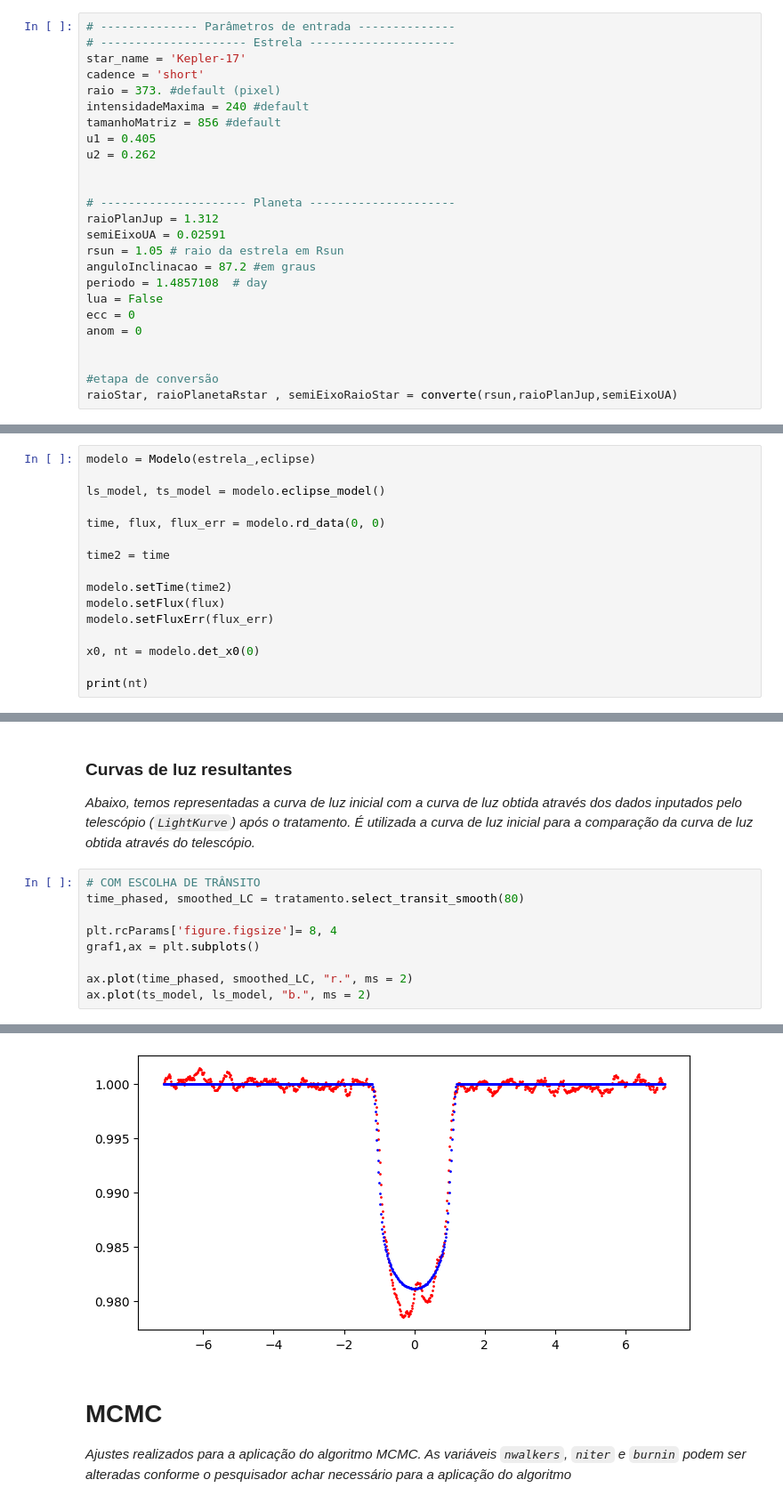
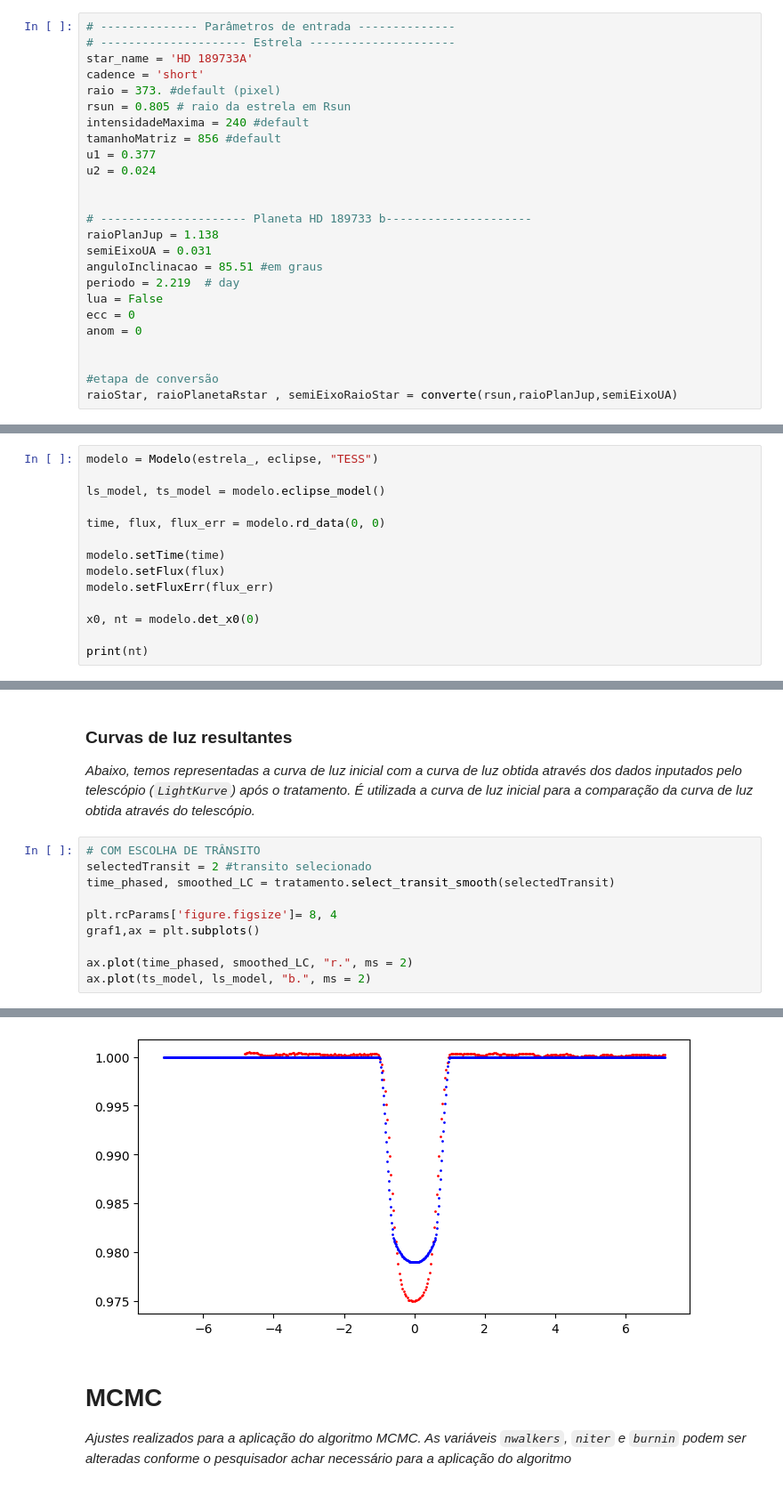
Before and after one commit to Transit-Model-CRAAM/pipelineMCMC, a Jupyter notebook: Eclipse/main.ipynb, the cells around one changed output, grey strips where cells are left out. Shown at 89% size. Cells and saved outputs as stored; diff of their text form.

Commit message:
feat: adicionar alteracoes para estrela HD189733A

````diff
--- a/Eclipse/main.ipynb
+++ b/Eclipse/main.ipynb
@@ -21,21 +21,21 @@ Os parâmetros de criação da estrela e eclipse, juntamente com a(s) lua(s) est
 # %%
 # -------------- Parâmetros de entrada --------------
 # --------------------- Estrela ---------------------
-star_name = 'Kepler-17'
+star_name = 'HD 189733A'
 cadence = 'short'
 raio = 373. #default (pixel)
+rsun = 0.805 # raio da estrela em Rsun
 intensidadeMaxima = 240 #default
 tamanhoMatriz = 856 #default
-u1 = 0.405
-u2 = 0.262
+u1 = 0.377
+u2 = 0.024
 
 
-# --------------------- Planeta ---------------------
-raioPlanJup = 1.312
-semiEixoUA = 0.02591
-rsun = 1.05 # raio da estrela em Rsun
-anguloInclinacao = 87.2 #em graus
-periodo = 1.4857108  # day
+# --------------------- Planeta HD 189733 b---------------------
+raioPlanJup = 1.138
+semiEixoUA = 0.031
+anguloInclinacao = 85.51 #em graus
+periodo = 2.219  # day
 lua = False
 ecc = 0
 anom = 0
@@ -70,15 +70,13 @@ ts0 = numpy.array(eclipse.getTempoHoras())
 ### Criar um modelo através do Eclipse
 _Um modelo será criado através da base de curva de luz construída para que o algorimo seja aplicado_
 # %%
-modelo = Modelo(estrela_,eclipse)
+modelo = Modelo(estrela_, eclipse, "TESS")
 
 ls_model, ts_model = modelo.eclipse_model()
 
 time, flux, flux_err = modelo.rd_data(0, 0)
 
-time2 = time
-
-modelo.setTime(time2)
+modelo.setTime(time)
 modelo.setFlux(flux)
 modelo.setFluxErr(flux_err)
 
@@ -111,16 +109,17 @@ dd = numpy.where((t_p >= -5.) & (t_p <= 5.))
 _Abaixo, temos representadas a curva de luz inicial com a curva de luz obtida através dos dados inputados pelo telescópio (```LightKurve```) após o tratamento. É utilizada a curva de luz inicial para a comparação da curva de luz obtida através do telescópio._
 # %%
 # COM ESCOLHA DE TRÂNSITO
-time_phased, smoothed_LC = tratamento.select_transit_smooth(80)
+selectedTransit = 2 #transito selecionado
+time_phased, smoothed_LC = tratamento.select_transit_smooth(selectedTransit)
 
 plt.rcParams['figure.figsize']= 8, 4
 graf1,ax = plt.subplots()
 
 ax.plot(time_phased, smoothed_LC, "r.", ms = 2)
 ax.plot(ts_model, ls_model, "b.", ms = 2)
 # %% [output]
 [<matplotlib.lines.Line2D at 0x...>]
-[figure, old version]
+[figure, new version]
 # %% [markdown]
 # MCMC
 _Ajustes realizados para a aplicação do algoritmo MCMC. As variáveis ```nwalkers```, ```niter``` e ```burnin``` podem ser alteradas conforme o pesquisador achar necessário para a aplicação do algoritmo_
````
Also changed, not shown: parts of 4 cells of this notebook, 7 other files.
